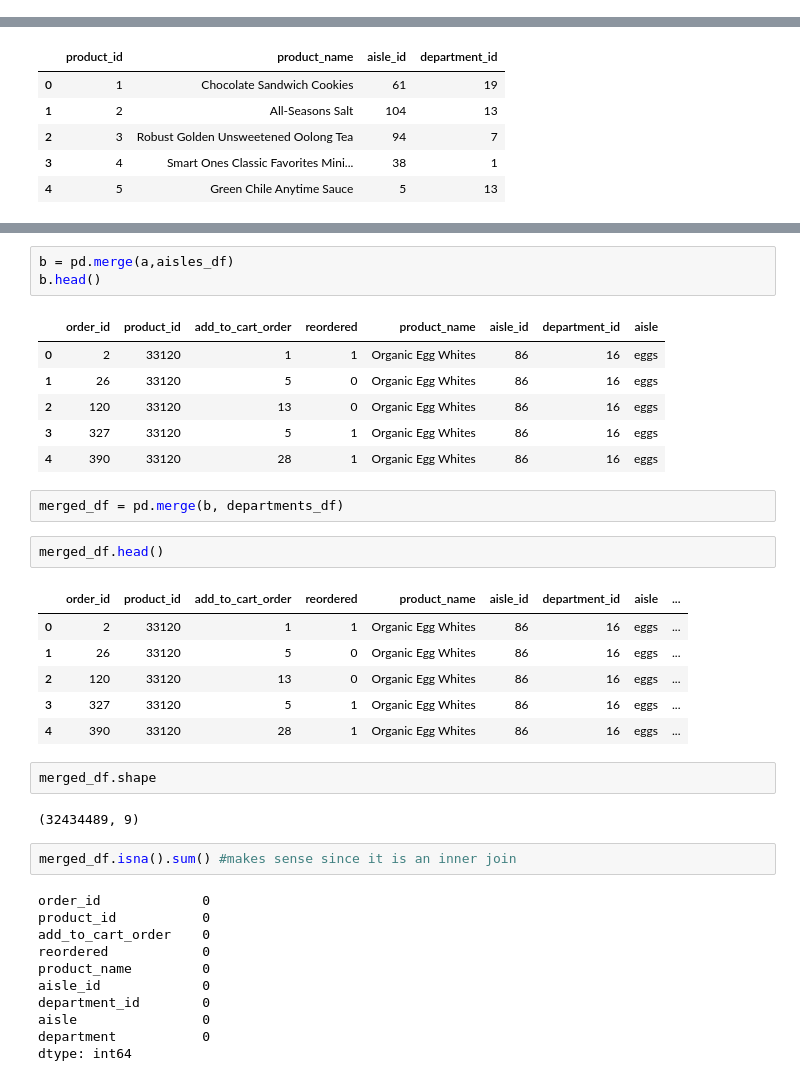
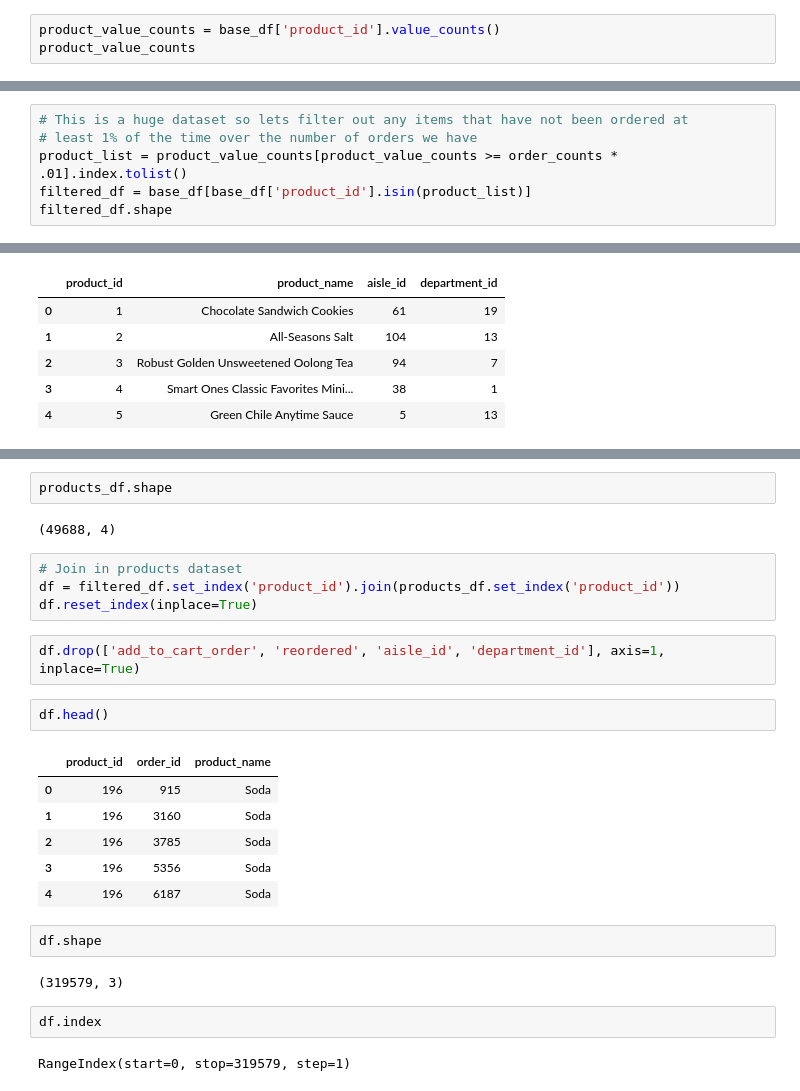
Before and after one commit to LoganPaulSnyder/3162-Group-7, a Jupyter notebook: final_project.ipynb, the cells around one changed output, grey strips where cells are left out. Cells and saved outputs as stored; diff of their text form.

```diff
--- a/final_project.ipynb
+++ b/final_project.ipynb
@@ -67,0 +130,3 @@ orders_df.head()
+# %%
+product_value_counts = base_df['product_id'].value_counts()
+product_value_counts
@@ -67,0 +146,6 @@ orders_df.head()
+# %%
+# This is a huge dataset so lets filter out any items that have not been ordered at
+# least 1% of the time over the number of orders we have
+product_list = product_value_counts[product_value_counts >= order_counts * .01].index.tolist()
+filtered_df = base_df[base_df['product_id'].isin(product_list)]
+filtered_df.shape
@@ -87,38 +167,27 @@ a.head()
-# %%
-b = pd.merge(a,aisles_df)
-b.head()
-# %% [output]
-|  | order_id | product_id | add_to_cart_order | reordered | product_name | aisle_id | department_id | aisle |
-| 0 | 2 | 33120 | 1 | 1 | Organic Egg Whites | 86 | 16 | eggs |
-| 1 | 26 | 33120 | 5 | 0 | Organic Egg Whites | 86 | 16 | eggs |
-| 2 | 120 | 33120 | 13 | 0 | Organic Egg Whites | 86 | 16 | eggs |
-| 3 | 327 | 33120 | 5 | 1 | Organic Egg Whites | 86 | 16 | eggs |
-| 4 | 390 | 33120 | 28 | 1 | Organic Egg Whites | 86 | 16 | eggs |
-# %%
-merged_df = pd.merge(b, departments_df)
+# %%
+products_df.shape
+# %% [output]
+(49688, 4)
+# %%
+# Join in products dataset
+df = filtered_df.set_index('product_id').join(products_df.set_index('product_id'))
+df.reset_index(inplace=True)
+# %%
+df.drop(['add_to_cart_order', 'reordered', 'aisle_id', 'department_id'], axis=1, inplace=True)
 # %%
-merged_df.head()
+df.head()
 # %% [output]
-|  | order_id | product_id | add_to_cart_order | reordered | product_name | aisle_id | department_id | aisle | ... |
-| 0 | 2 | 33120 | 1 | 1 | Organic Egg Whites | 86 | 16 | eggs | ... |
-| 1 | 26 | 33120 | 5 | 0 | Organic Egg Whites | 86 | 16 | eggs | ... |
-| 2 | 120 | 33120 | 13 | 0 | Organic Egg Whites | 86 | 16 | eggs | ... |
-| 3 | 327 | 33120 | 5 | 1 | Organic Egg Whites | 86 | 16 | eggs | ... |
-| 4 | 390 | 33120 | 28 | 1 | Organic Egg Whites | 86 | 16 | eggs | ... |
+|  | product_id | order_id | product_name |
+| 0 | 196 | 915 | Soda |
+| 1 | 196 | 3160 | Soda |
+| 2 | 196 | 3785 | Soda |
+| 3 | 196 | 5356 | Soda |
+| 4 | 196 | 6187 | Soda |
 # %%
-merged_df.shape
+df.shape
 # %% [output]
-(32434489, 9)
+(319579, 3)
-# %%
-merged_df.isna().sum() #makes sense since it is an inner join
-# %% [output]
-order_id             0
-product_id           0
-add_to_cart_order    0
-reordered            0
-product_name         0
-aisle_id             0
-department_id        0
-aisle                0
-department           0
-dtype: int64
+# %%
+df.index
+# %% [output]
+RangeIndex(start=0, stop=319579, step=1)
```
Also changed, not shown: parts of 29 cells of this notebook.
